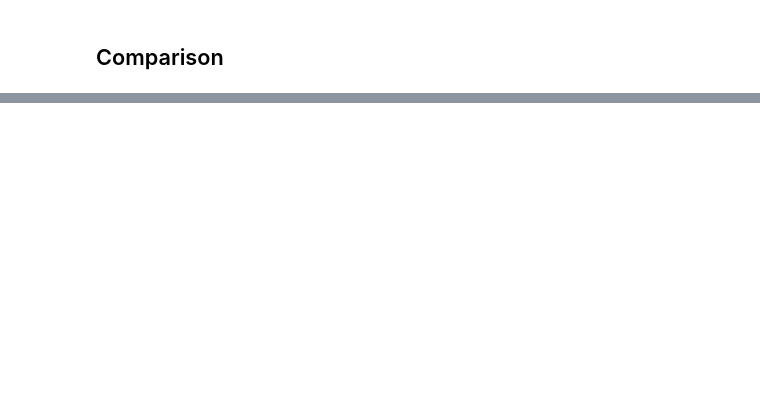
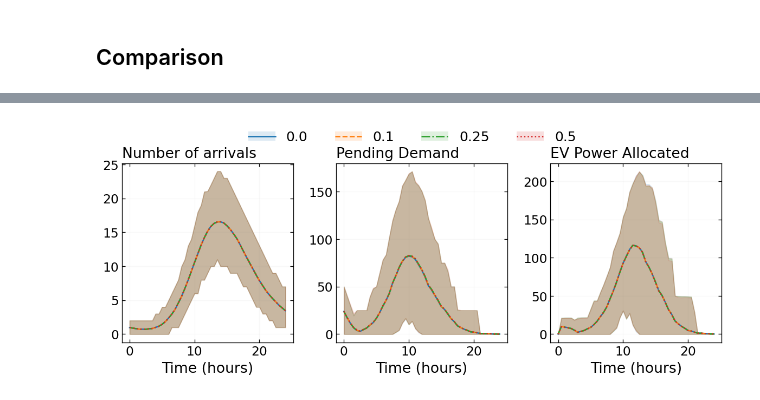
Before and after one commit to DenisseUrenda/stochastic-ems-policy, a Jupyter notebook: notebooks/03_lambda_experiments.ipynb, the cells around one changed output, grey strips where cells are left out. Saved outputs shown, nothing was run; the diff lists cells and outputs as text; code cells hidden in the pictures; blank space fills up the shorter version.

```diff
--- a/notebooks/03_lambda_experiments.ipynb
+++ b/notebooks/03_lambda_experiments.ipynb
@@ -447,0 +591,31 @@ plt.show()
+# %%
+
+fig, ax = plt.subplots(1, 3, figsize=(10, 4))
+ax = ax.flatten()
+
+_, _ ,_ = plot_policy_percentile_bands(rollout_results, "state", 0, ax=ax[0], add_legend=False)
+ax[0].set_title("Number of arrivals", loc="left")
+
+_, _, _ = plot_policy_percentile_bands(rollout_results, "state", 1, ax=ax[1], add_legend=False)
+ax[1].set_title("Pending Demand", loc="left")
+
+_, handles, labels = plot_policy_percentile_bands(rollout_results, "endog", 0, ax=ax[2], add_legend=False)
+ax[2].set_title("EV Power Allocated", loc="left")
+
+fig.legend(
+    handles,
+    labels,
+    handler_map={tuple: HandlerTuple(ndivide=1)},
+    ncol=4,
+    loc="upper center",
+    bbox_to_anchor=(0.5, 1.05),
+    frameon=False
+)
+
+for a in ax:
+    a.set_xlabel("Time (hours)")
+
+plt.tight_layout()
+plt.show()
+# %% [output]
+[figure, added]
```
Also changed, not shown: parts of 15 cells of this notebook, 40 other files.
